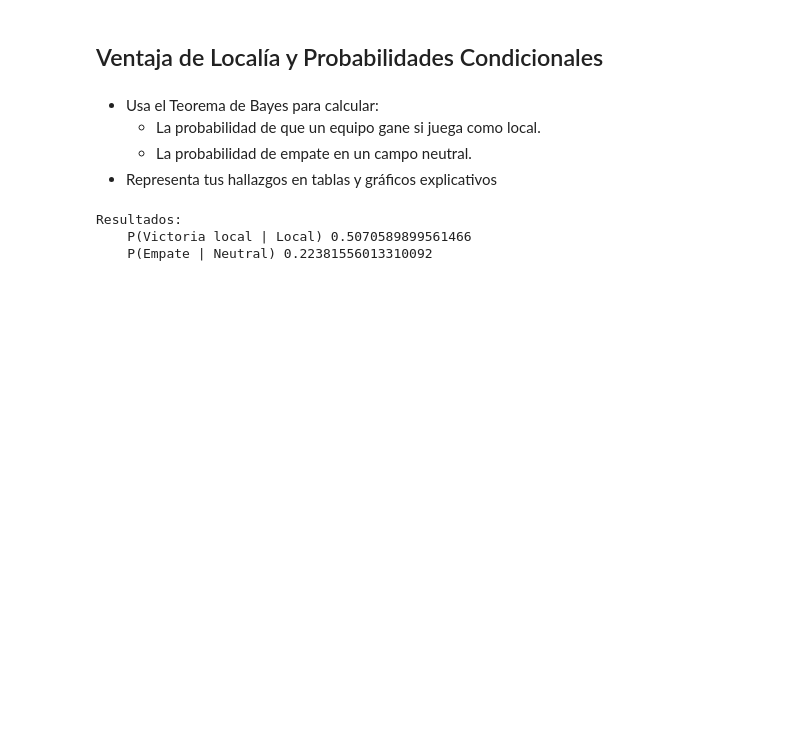
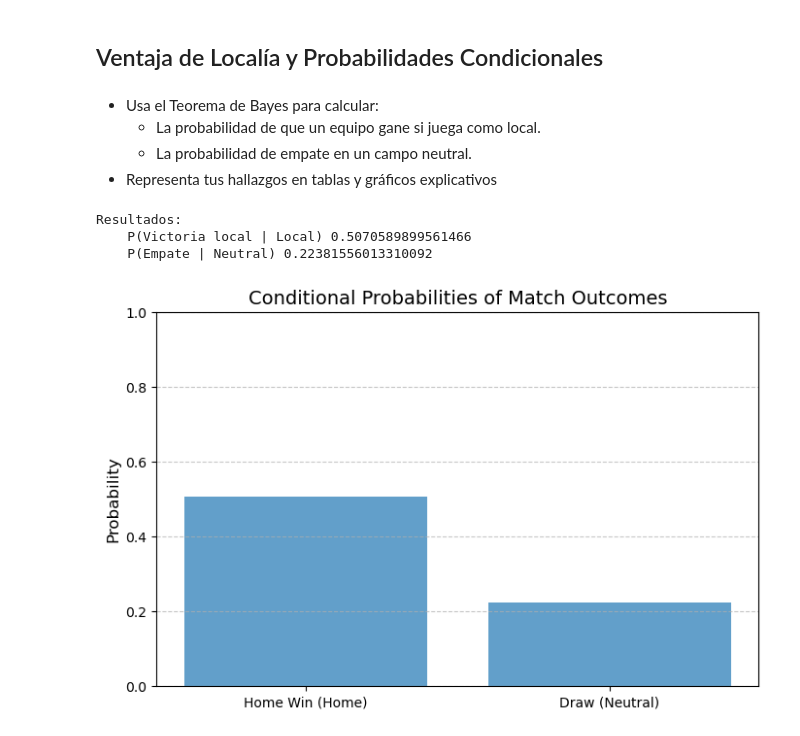
Before and after one commit to nestorojeda/MatematicasFeedback, a Jupyter notebook: code/notebook.ipynb, the cells around one changed output. Cells and saved outputs as stored; diff of their text form; code cells hidden in the pictures; blank space fills up the shorter version.

Commit message:
Added plot

```diff
--- a/code/notebook.ipynb
+++ b/code/notebook.ipynb
@@ -533,6 +533,11 @@ p_draw_and_neutral = len(neutral_matches[neutral_matches['result'] == 'draw']) /
 
 p_draw_given_neutral = p_draw_and_neutral / p_neutral
 
+results = {
+    "P(Home Win | Home)": p_home_win_given_home,
+    "P(Draw | Neutral)": p_draw_given_neutral
+}
+
 print("Resultados:")
 print(f'    P(Victoria local | Local) {p_home_win_given_home}')
 print(f'    P(Empate | Neutral) {p_draw_given_neutral}')
@@ -540,3 +545,19 @@ print(f'    P(Empate | Neutral) {p_draw_given_neutral}')
 Resultados:
     P(Victoria local | Local) 0.5070589899561466
     P(Empate | Neutral) 0.22381556013310092
+# %%
+probabilities_df = pd.DataFrame({
+    "Condition": ["Home Win (Home)", "Draw (Neutral)"],
+    "Probability": [results["P(Home Win | Home)"], results["P(Draw | Neutral)"]]
+})
+
+# Bar plot for the probabilities
+plt.figure(figsize=(8, 5))
+plt.bar(probabilities_df["Condition"], probabilities_df["Probability"], alpha=0.7)
+plt.title("Conditional Probabilities of Match Outcomes", fontsize=14)
+plt.ylabel("Probability", fontsize=12)
+plt.ylim(0, 1)
+plt.grid(axis='y', linestyle='--', alpha=0.7)
+plt.show()
+# %% [output]
+[figure, added]
```
